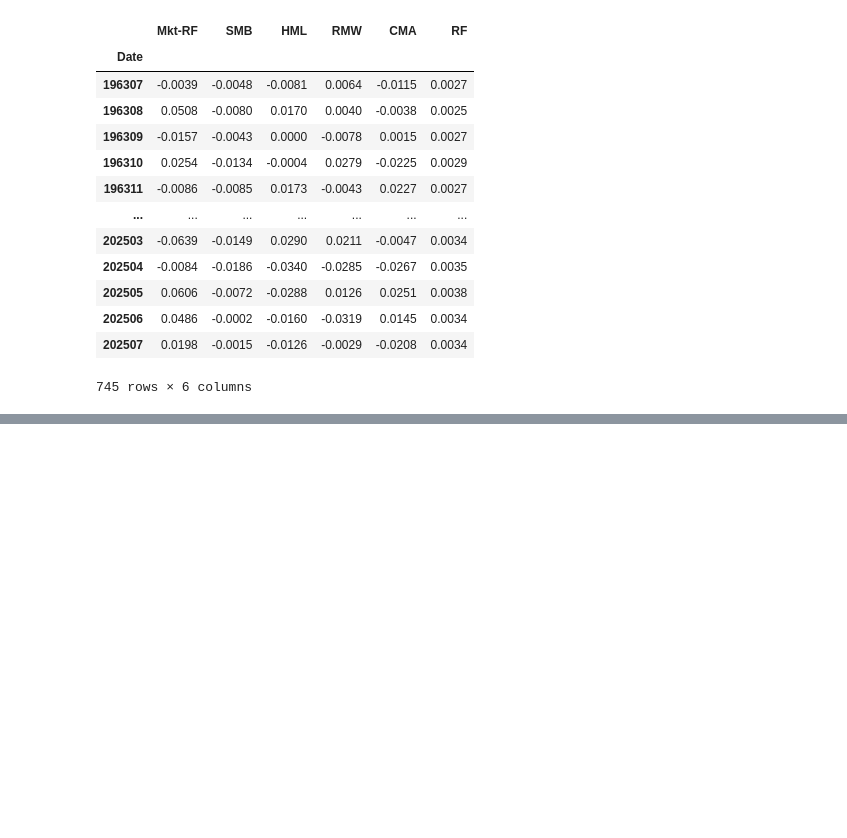
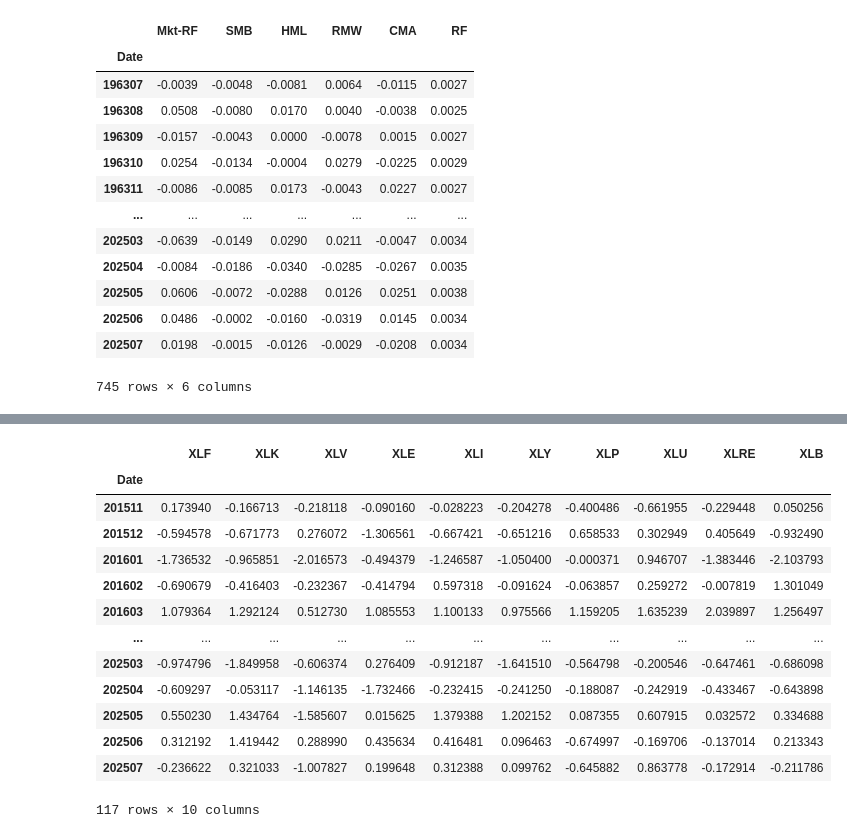
Before and after one commit to Polito9/Factores-de-Riesgo-en-ETF, a Jupyter notebook: main.ipynb, the cells around one changed output, grey strips where cells are left out. Cells and saved outputs as stored; diff of their text form; code cells hidden in the pictures; blank space fills up the shorter version.

```diff
--- a/main.ipynb
+++ b/main.ipynb
@@ -170,0 +182,23 @@ fig.show()
+# %%
+#Estandarizacion
+scaler = StandardScaler()
+
+excess_scaled = scaler.fit_transform(excess_returns_df)
+excess_scaled = pd.DataFrame(excess_scaled, columns=excess_returns_df.columns, index=excess_returns_df.index)
+
+excess_scaled
+# %% [output]
+|  | XLF | XLK | XLV | XLE | XLI | XLY | XLP | XLU | XLRE | XLB |
+| Date |  |  |  |  |  |  |  |  |  |  |
+| 201511 | 0.173940 | -0.166713 | -0.218118 | -0.090160 | -0.028223 | -0.204278 | -0.400486 | -0.661955 | -0.229448 | 0.050256 |
+| 201512 | -0.594578 | -0.671773 | 0.276072 | -1.306561 | -0.667421 | -0.651216 | 0.658533 | 0.302949 | 0.405649 | -0.932490 |
+| 201601 | -1.736532 | -0.965851 | -2.016573 | -0.494379 | -1.246587 | -1.050400 | -0.000371 | 0.946707 | -1.383446 | -2.103793 |
+| 201602 | -0.690679 | -0.416403 | -0.232367 | -0.414794 | 0.597318 | -0.091624 | -0.063857 | 0.259272 | -0.007819 | 1.301049 |
+| 201603 | 1.079364 | 1.292124 | 0.512730 | 1.085553 | 1.100133 | 0.975566 | 1.159205 | 1.635239 | 2.039897 | 1.256497 |
+| ... | ... | ... | ... | ... | ... | ... | ... | ... | ... | ... |
+| 202503 | -0.974796 | -1.849958 | -0.606374 | 0.276409 | -0.912187 | -1.641510 | -0.564798 | -0.200546 | -0.647461 | -0.686098 |
+| 202504 | -0.609297 | -0.053117 | -1.146135 | -1.732466 | -0.232415 | -0.241250 | -0.188087 | -0.242919 | -0.433467 | -0.643898 |
+| 202505 | 0.550230 | 1.434764 | -1.585607 | 0.015625 | 1.379388 | 1.202152 | 0.087355 | 0.607915 | 0.032572 | 0.334688 |
+| 202506 | 0.312192 | 1.419442 | 0.288990 | 0.435634 | 0.416481 | 0.096463 | -0.674997 | -0.169706 | -0.137014 | 0.213343 |
+| 202507 | -0.236622 | 0.321033 | -1.007827 | 0.199648 | 0.312388 | 0.099762 | -0.645882 | 0.863778 | -0.172914 | -0.211786 |
+117 rows × 10 columns
```
Also changed, not shown: parts of 10 cells of this notebook.
